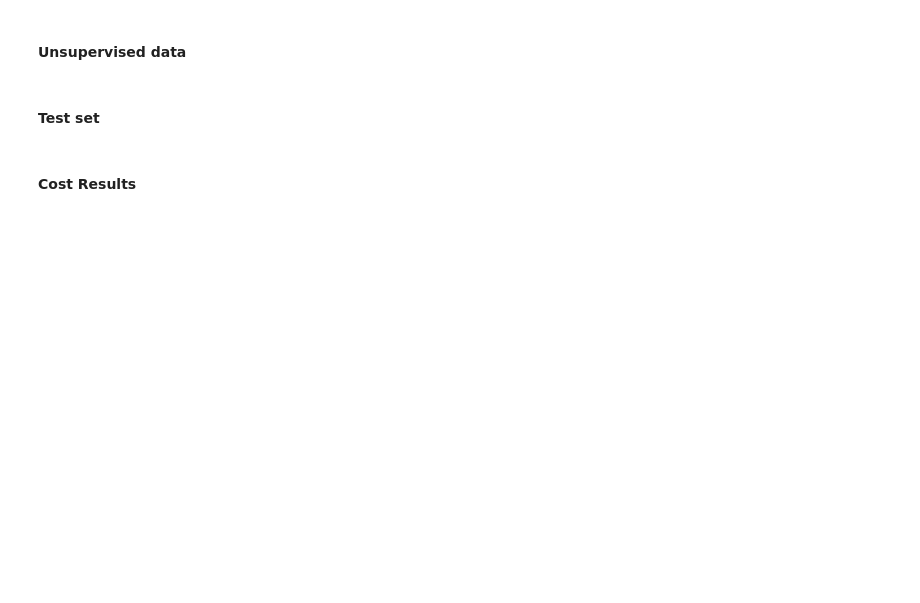
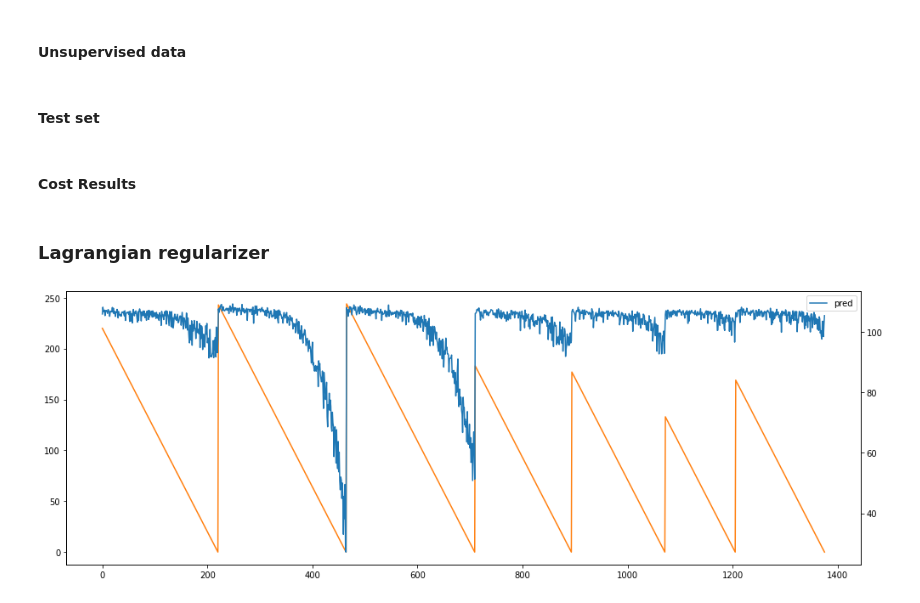
Before and after one commit to qnozo/AI_in_Industry_project, a Jupyter notebook: notebooks/RUL-based_maintenance_policies.ipynb.ipynb, the cells around one changed output. Saved outputs shown, nothing was run; the diff lists cells and outputs as text; code cells hidden in the pictures; blank space fills up the shorter version.

```diff
--- a/notebooks/RUL-based_maintenance_policies.ipynb.ipynb
+++ b/notebooks/RUL-based_maintenance_policies.ipynb.ipynb
@@ -219,3 +229,10 @@ cmodel = models.RULCostModel(maintenance_cost=maintenance_cost, safe_interval=sa
 th_range = np.arange(-10, 30)
 trs_thr = utils.opt_threshold_and_plot(trs_s['machine'].values, trs_pred, th_range, cmodel, figsize=figsize)
 print(f'Optimal threshold for the training set: {trs_thr}')
+# %% [markdown]
+### Lagrangian regularizer
+# %%
+trs_pred = nn3.predict(trs_s[dt_in]).ravel() * trmaxrul
+utils.plot_rul(trs_pred[:stop], trs["rul"].iloc[:stop], same_scale=False, figsize=figsize)
+# %% [output]
+[figure, added]
```
Also changed, not shown: parts of 12 cells of this notebook.
